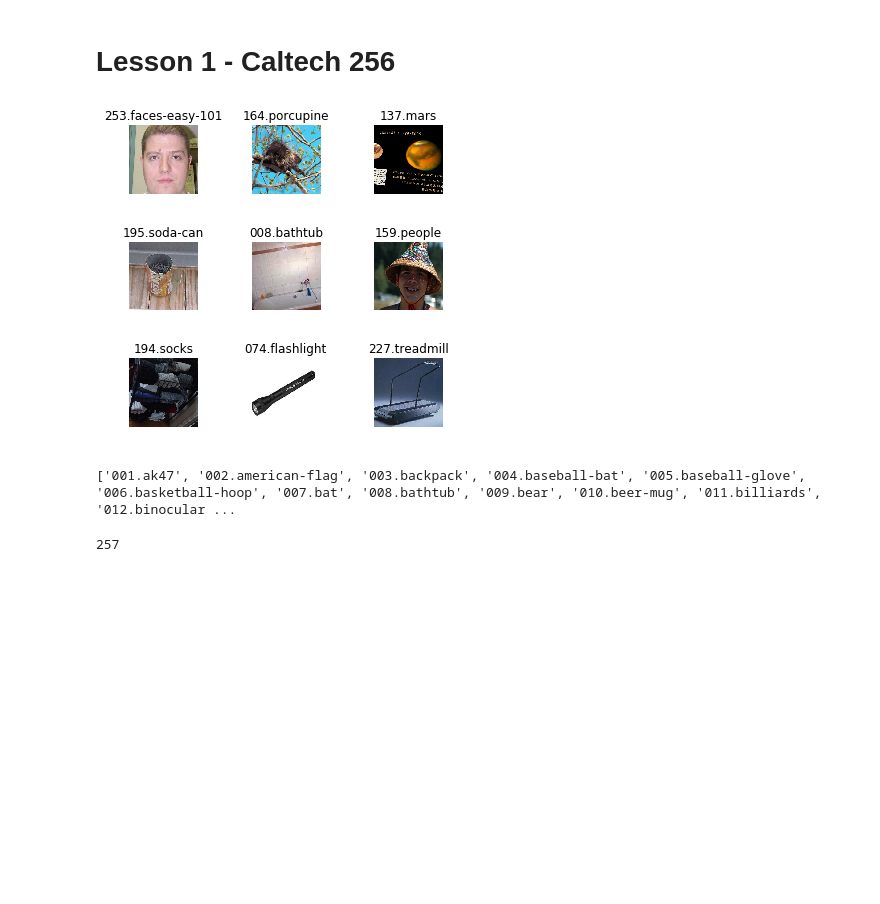
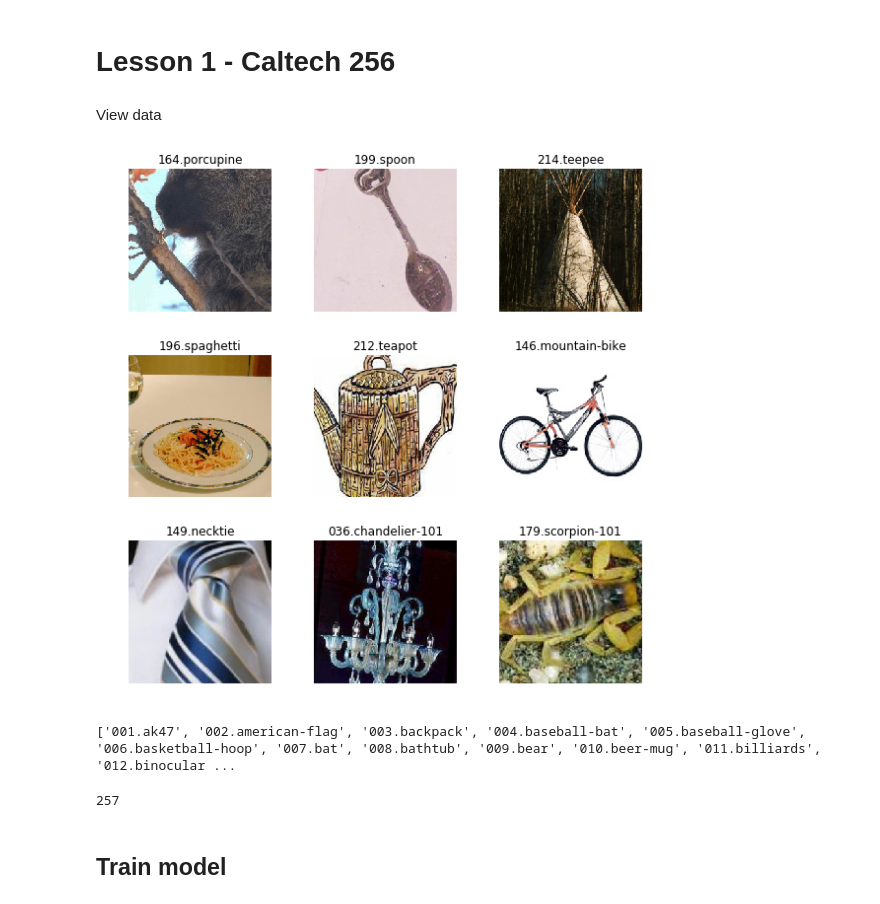
Before and after one commit to nishamuktewar/course-v3, a Jupyter notebook: nbs/dl1/lesson1-obj256.ipynb, the cells around one changed output. Cells and saved outputs as stored; diff of their text form; code cells hidden in the pictures; blank space fills up the shorter version.

```diff
--- a/nbs/dl1/lesson1-obj256.ipynb
+++ b/nbs/dl1/lesson1-obj256.ipynb
@@ -14,9 +14,11 @@ doc(get_transforms)
 # %%
 tfms = get_transforms(do_flip=False)
 data = ImageDataBunch.from_folder(path, ds_tfms=tfms, size=224, bs=75)
+# %% [markdown]
+View data
 # %%
-data.show_batch(rows=3, figsize=(5,5))
+data.show_batch(rows=3, figsize=(8,8))
 # %% [output]
-[figure, old version]
+[figure, new version]
 # %%
 print(data.classes)
@@ -26,6 +28,8 @@ len(data.classes)
 257
 # %%
 doc(ConvLearner)
+# %% [markdown]
+## Train model
 # %%
 learn = ConvLearner(data, models.resnet50, metrics=error_rate)
 # %%
```
Also changed, not shown: parts of 20 cells of this notebook, 1 other file.
